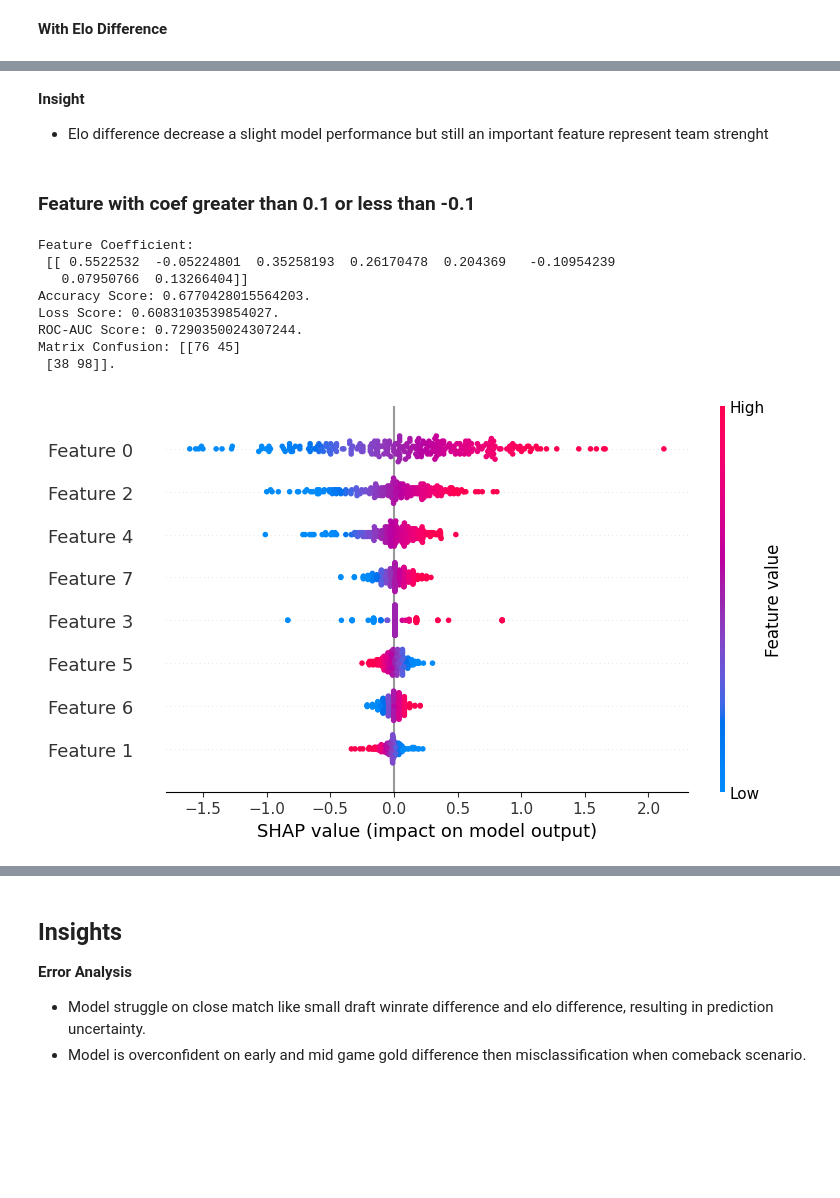
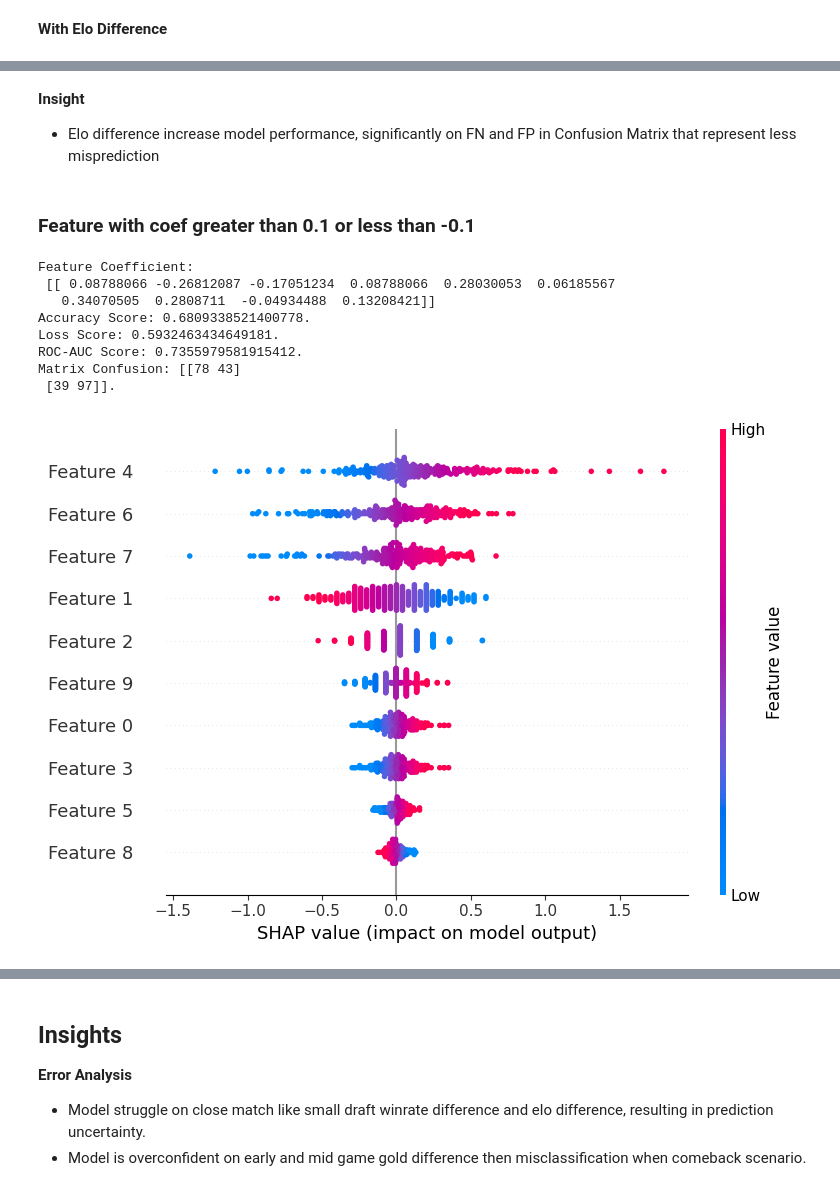
Before and after one commit to imkhlst/End-to-End-MLOps-MWorld-Champions, a Jupyter notebook: notebooks/model_experiments.ipynb, the cells around one changed output, grey strips where cells are left out. Cells and saved outputs as stored; diff of their text form; code cells hidden in the pictures; blank space fills up the shorter version.

Commit message:
Adding draft tendency and stability as main feature.

```diff
--- a/notebooks/model_experiments.ipynb
+++ b/notebooks/model_experiments.ipynb
@@ -289,6 +395,8 @@ match_stat_avg = df_games.groupby(["match_keys"]).agg(
     home_draft_wr=("home_draft_wr", "mean"),
     away_draft_wr=("away_draft_wr", "mean"),
     draft_wr_diff=("draft_wr_diff", "mean"),
+    draft_tendency_diff=("draft_tendency_diff", "mean"),
+    draft_stability_diff=("draft_stability_diff", "mean"),
     gold_total_diff=("gold_total_diff", "mean"),
     gold_eff=("gold_eff", "mean"),
     objective_diff=("objective_diff", "mean"),
@@ -308,7 +416,7 @@ match_stat_avg = df_games.groupby(["match_keys"]).agg(
 # match_stat_avg["home_comeback_rate"] = (match_stat_avg["home_is_comeback"] / match_stat_avg["home_behind_any_phase"]).fillna(0).round(2)
 # match_stat_avg["away_comeback_rate"] = (match_stat_avg["away_is_comeback"] / match_stat_avg["away_behind_any_phase"]).fillna(0).round(2)
 # match_stat_avg["comeback_rate_diff"] = diff_score(match_stat_avg["home_comeback_rate"], match_stat_avg["away_comeback_rate"])
-match_stat_avg[["home_draft_wr", "away_draft_wr", "draft_wr_diff", "gold_total_diff", "gold_eff", "objective_diff", "kda_diff", "early_gold_diff", "is_mid_game", "mid_gold_diff", "is_late_game", "late_gold_diff", "is_very_late_game", "very_late_gold_diff"]] = match_stat_avg[["home_draft_wr", "away_draft_wr", "draft_wr_diff", "gold_total_diff", "gold_eff", "objective_diff", "kda_diff", "early_gold_diff", "is_mid_game", "mid_gold_diff", "is_late_game", "late_gold_diff", "is_very_late_game", "very_late_gold_diff"]].round(2)
+match_stat_avg[["home_draft_wr", "away_draft_wr", "draft_wr_diff", "draft_tendency_diff", "draft_stability_diff", "gold_total_diff", "gold_eff", "objective_diff", "kda_diff", "early_gold_diff", "is_mid_game", "mid_gold_diff", "is_late_game", "late_gold_diff", "is_very_late_game", "very_late_gold_diff"]] = match_stat_avg[["home_draft_wr", "away_draft_wr", "draft_wr_diff", "draft_tendency_diff", "draft_stability_diff", "gold_total_diff", "gold_eff", "objective_diff", "kda_diff", "early_gold_diff", "is_mid_game", "mid_gold_diff", "is_late_game", "late_gold_diff", "is_very_late_game", "very_late_gold_diff"]].round(2)
 match_stat_avg["duration"] = match_stat_avg["duration"].round(2)
 match_stat_avg
 # %% [output]
@@ -504,6 +612,8 @@ for i, row in matches_cleaned.iterrows():
     home_draft_wr = row["home_draft_wr"]
     away_draft_wr = row["away_draft_wr"]
     draft_wr_diff = row["draft_wr_diff"]
+    draft_tendency_diff = row["draft_tendency_diff"]
+    draft_stability_diff = row["draft_stability_diff"]
     gold_eff = row["gold_eff"]
     gold_total_diff = row["gold_total_diff"]
     early_gold_diff = row["early_gold_diff"]
@@ -615,6 +725,8 @@ for i, row in matches_cleaned.iterrows():
         "away_team": t2,
         "duration": duration,
         "draft_wr_diff": draft_wr_diff_,
+        "draft_tendency_diff": draft_tendency_diff,
+        "draft_stability_diff": draft_stability_diff,
         "elo_diff": elo_diff,
         "kda_diff": kda_diff_,
         "objective_diff": obj_diff,
@@ -687,7 +799,7 @@ df_teams.sort_values(by="elo", ascending=False)
 create missing flag for missing values contained in feature
 # %%
 df_final = pd.DataFrame(history)
-for col in ["duration", "draft_wr_diff", "kda_diff", "objective_diff", "scaling_diff", "gold_total_diff", "early_gold_diff", "mid_gold_diff", "late_gold_diff", "very_late_gold_diff"]: # "early_gold_diff", "mid_gold_diff", "late_gold_diff"
+for col in ["duration", "draft_wr_diff", "draft_tendency_diff", "draft_stability_diff", "kda_diff", "objective_diff", "scaling_diff", "gold_total_diff", "early_gold_diff", "mid_gold_diff", "late_gold_diff", "very_late_gold_diff"]:
     df_final[col] = pd.to_numeric(df_final[col], errors="coerce")
     df_final[col + "_missing"] = df_final[col].isna().astype(int)
     df_final[col] = df_final[col].fillna(0)
@@ -736,6 +850,6 @@ vif_data
 - Scaling_diff and gold_total_diff is highly correlated indicated those feature value already represented by another features. So, dropping both are recommended.
 - Most of missing flag variable have infinity score that indicates multicollinearity. Dropping those flag are recommended.
 # %%
-numerical_feature = numerical_feature.drop(columns=numerical_feature.columns[16:])
+numerical_feature = numerical_feature.drop(columns=numerical_feature.columns[18:])
 numerical_feature
 # %% [output]
@@ -929,42 +1126,42 @@ Matrix Confusion: [[74 47]
 # %% [markdown]
 **Insight**
-- Elo difference decrease a slight model performance but still an important feature represent team strenght
+- Elo difference increase model performance, significantly on FN and FP in Confusion Matrix that represent less misprediction
 # %% [markdown]
 ### Feature with coef greater than 0.1 or less than -0.1
 # %%
-X = numerical_feature[["draft_wr_diff", "elo_diff", "early_gold_diff", "is_mid_rate_diff", "mid_gold_diff", "is_late_rate_diff", "winrate_diff", "momentum_diff"]]
+X = numerical_feature[["draft_wr_diff", "draft_tendency_diff", "draft_stability_diff", "draft_wr_diff", "elo_diff", "gold_total_diff", "early_gold_diff", "mid_gold_diff", "scaling_diff", "winrate_diff"]]
 y = df_final["label"].astype(int)
 
 X_train, X_test, y_train, y_test = train_test_split(X, y, test_size=0.2, shuffle=False)
 
 scaler = StandardScaler()
 X_scaled = scaler.fit_transform(X_train)
 X_test_scaled = scaler.transform(X_test)
 
 model = LogisticRegression()
 
 model.fit(X_scaled, y_train)
 
 y_pred_proba = model.predict_proba(X_test_scaled)[:,1]
 y_pred = (y_pred_proba > 0.6).astype(int)
 
 print("Feature Coefficient:\n", model.coef_)
 print(f"Accuracy Score: {accuracy_score(y_test, y_pred)}.")
 print(f"Loss Score: {log_loss(y_test, y_pred_proba)}.")
 print(f"ROC-AUC Score: {roc_auc_score(y_test, y_pred_proba)}.")
 print(f"Matrix Confusion: {confusion_matrix(y_test, y_pred)}.")
 
 explainer = shap.LinearExplainer(model, X_scaled)
 shap_values = explainer(X_test_scaled)
 shap.summary_plot(shap_values, X_test_scaled)
 shap.plots.waterfall(shap_values[0])
 # %% [output]
 Feature Coefficient:
- [[ 0.5522532  -0.05224801  0.35258193  0.26170478  0.204369   -0.10954239
-   0.07950766  0.13266404]]
-Accuracy Score: 0.6770428015564203.
-Loss Score: 0.6083103539854027.
-ROC-AUC Score: 0.7290350024307244.
-Matrix Confusion: [[76 45]
- [38 98]].
+ [[ 0.08788066 -0.26812087 -0.17051234  0.08788066  0.28030053  0.06185567
+   0.34070505  0.2808711  -0.04934488  0.13208421]]
+Accuracy Score: 0.6809338521400778.
+Loss Score: 0.5932463434649181.
+ROC-AUC Score: 0.7355979581915412.
+Matrix Confusion: [[78 43]
+ [39 97]].
-[figure, old version]
+[figure, new version]
```
Also changed, not shown: parts of 39 cells of this notebook.
